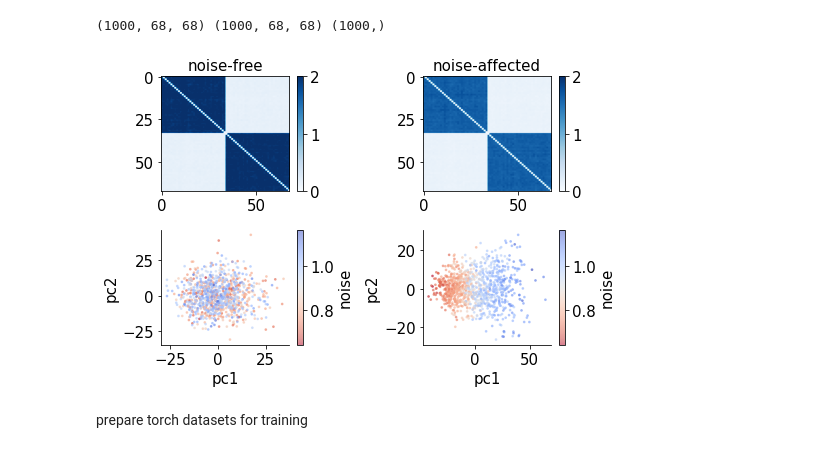
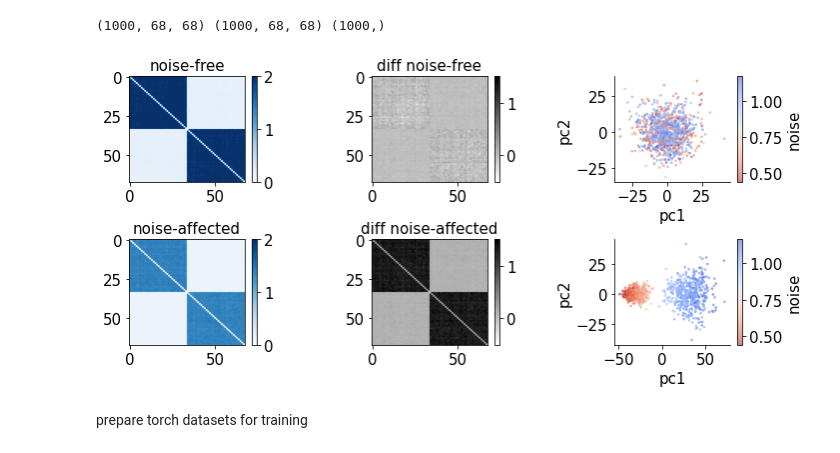
Before and after one commit to yzhang511/inv-vae, a Jupyter notebook: simulation.ipynb, the cells around one changed output. Cells and saved outputs as stored; diff of their text form; code cells hidden in the pictures.

```diff
--- a/simulation.ipynb
+++ b/simulation.ipynb
@@ -46,7 +47,7 @@ n_nodes = 68
 p_in = .25
 p_out = .01
 n_noisy_nets = int(n_nets*.5)
-noise_level = .8
+noise_level = .6
 noise_sd = .05
 # %%
 sim_nets, noisy_nets, noises, noise_ids = simulate_networks(n_nets=n_nets, n_nodes=n_nodes, p_in=p_in, p_out=p_out, seed=seed,
@@ -54,6 +55,14 @@ sim_nets, noisy_nets, noises, noise_ids = simulate_networks(n_nets=n_nets, n_nod
 print(sim_nets.shape, noisy_nets.shape, noises.shape)
 # %% [output]
 (1000, 68, 68) (1000, 68, 68) (1000,)
+# %%
+big_sim_nets = sim_nets[np.arange(n_noisy_nets)]
+small_sim_nets = sim_nets[np.arange(n_noisy_nets, n_nets)]
+diff_sim_nets = small_sim_nets.mean(0) - big_sim_nets.mean(0)
+
+big_noise_nets = noisy_nets[np.arange(n_noisy_nets)]
+small_noise_nets = noisy_nets[np.arange(n_noisy_nets, n_nets)]
+diff_noise_nets = small_noise_nets.mean(0) - big_noise_nets.mean(0)
 # %%
 # PCA projections of noise-free and noise-affected networks for visualizations
 
@@ -63,34 +72,42 @@ noisy_Xt = pca.fit_transform(noisy_nets.reshape(-1, n_nodes*n_nodes))
 sim_df = pd.DataFrame({"pc1": sim_Xt[:,0], "pc2": sim_Xt[:,1], "noise": noises})
 noisy_df = pd.DataFrame({"pc1": noisy_Xt[:,0], "pc2": noisy_Xt[:,1], "noise": noises})
 # %%
-fig, axes = plt.subplots(2, 2, figsize=(7.5, 5))
+fig, axes = plt.subplots(2, 3, figsize=(10, 5))
 
 p1 = axes[0,0].imshow(sim_nets.mean(0), aspect='auto', cmap='Blues', vmin=0, vmax=2)
 axes[0,0].set_title('noise-free')
 cbar = plt.colorbar(p1, ax=axes[0,0])
 
-p2 = axes[0,1].imshow(noisy_nets.mean(0), aspect='auto', cmap='Blues', vmin=0, vmax=2)
-axes[0,1].set_title('noise-affected')
+p2 = axes[0,1].imshow(diff_sim_nets, aspect='auto', cmap='binary', vmin=-0.5, vmax=1.5)
+axes[0,1].set_title('diff noise-free')
 cbar = plt.colorbar(p2, ax=axes[0,1])
 
-p3 = axes[1,0].scatter(x="pc1", y="pc2", c="noise", cmap='coolwarm_r', data=sim_df, s=3, alpha=0.5)
-axes[1,0].set_xlabel('pc1')
-axes[1,0].set_ylabel('pc2')
-axes[1,0].spines['top'].set_visible(False)
-axes[1,0].spines['right'].set_visible(False)
-cbar = plt.colorbar(p3, ax=axes[1,0], label="noise")
+p3 = axes[0,2].scatter(x="pc1", y="pc2", c="noise", cmap='coolwarm_r', data=sim_df, s=3, alpha=0.5)
+axes[0,2].set_xlabel('pc1')
+axes[0,2].set_ylabel('pc2')
+axes[0,2].spines['top'].set_visible(False)
+axes[0,2].spines['right'].set_visible(False)
+cbar = plt.colorbar(p3, ax=axes[0,2], label="noise")
 
-p4 = axes[1,1].scatter(x="pc1", y="pc2", c="noise", cmap='coolwarm_r', data=noisy_df, s=3, alpha=0.5)
-axes[1,1].set_xlabel('pc1')
-axes[1,1].set_ylabel('pc2')
-axes[1,1].spines['top'].set_visible(False)
-axes[1,1].spines['right'].set_visible(False)
-cbar = plt.colorbar(p4, ax=axes[1,1], label="noise")
+p4 = axes[1,0].imshow(noisy_nets.mean(0), aspect='auto', cmap='Blues', vmin=0, vmax=2)
+axes[1,0].set_title('noise-affected')
+cbar = plt.colorbar(p4, ax=axes[1,0])
+
+p5 = axes[1,1].imshow(diff_noise_nets, aspect='auto', cmap='binary', vmin=-0.5, vmax=1.5)
+axes[1,1].set_title('diff noise-affected')
+cbar = plt.colorbar(p5, ax=axes[1,1])
+
+p6 = axes[1,2].scatter(x="pc1", y="pc2", c="noise", cmap='coolwarm_r', data=noisy_df, s=3, alpha=0.5)
+axes[1,2].set_xlabel('pc1')
+axes[1,2].set_ylabel('pc2')
+axes[1,2].spines['top'].set_visible(False)
+axes[1,2].spines['right'].set_visible(False)
+cbar = plt.colorbar(p6, ax=axes[1,2], label="noise")
 
 plt.tight_layout()
 plt.show()
 # %% [output]
-[figure, old version]
+[figure, new version]
 # %% [markdown]
 prepare torch datasets for training
 # %%
```
Also changed, not shown: parts of 16 cells of this notebook, 2 other files.
